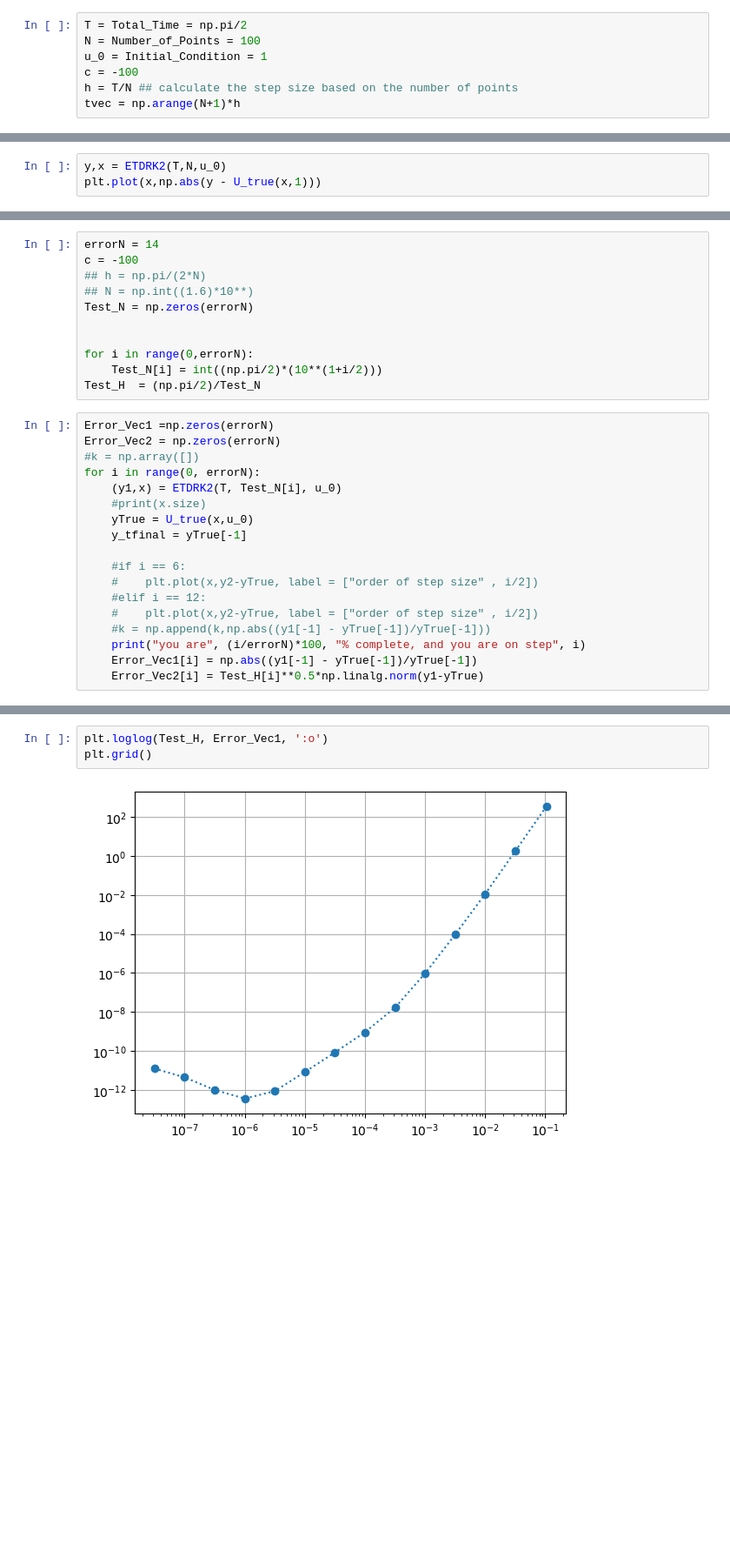
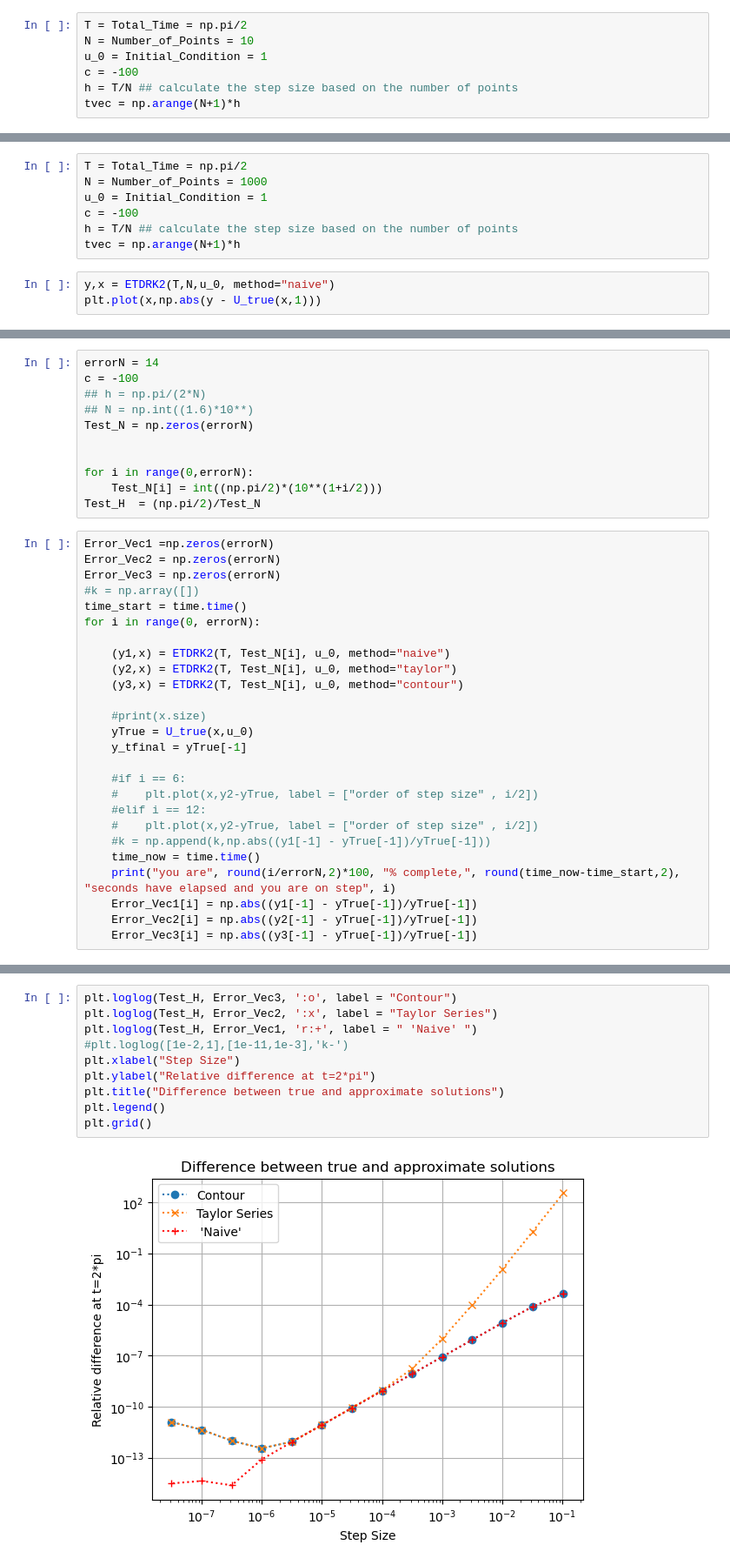
Before and after one commit to Gaffeyh/Research_Project, a Jupyter notebook: RK2_Sans_E.ipynb, the cells around one changed output, grey strips where cells are left out. Shown at 87% size. Drawn from its saved outputs; the diff is of its cells as text; blank space fills up the shorter version.

```diff
--- a/RK2_Sans_E.ipynb
+++ b/RK2_Sans_E.ipynb
@@ -29,7 +31,7 @@ def I_RK2(t,h,a1,b1):
     return  (part1 + part2)
 # %%
 T = Total_Time = np.pi/2
-N = Number_of_Points = 100
+N = Number_of_Points = 10
 u_0 = Initial_Condition = 1
 c = -100
 h = T/N ## calculate the step size based on the number of points
@@ -67,5 +83,12 @@ plt.plot(x, 0.01*np.sin(x))
+# %%
+T = Total_Time = np.pi/2
+N = Number_of_Points = 1000
+u_0 = Initial_Condition = 1
+c = -100
+h = T/N ## calculate the step size based on the number of points
+tvec = np.arange(N+1)*h
 # %%
-y,x = ETDRK2(T,N,u_0)
+y,x = ETDRK2(T,N,u_0, method="naive")
 plt.plot(x,np.abs(y - U_true(x,1)))
 # %% [output]
 [<matplotlib.lines.Line2D at 0x...>]
@@ -84,9 +112,15 @@ Test_H  = (np.pi/2)/Test_N
 # %%
 Error_Vec1 =np.zeros(errorN)
 Error_Vec2 = np.zeros(errorN)
+Error_Vec3 = np.zeros(errorN)
 #k = np.array([])
+time_start = time.time()
 for i in range(0, errorN):
-    (y1,x) = ETDRK2(T, Test_N[i], u_0)
+
+    (y1,x) = ETDRK2(T, Test_N[i], u_0, method="naive")
+    (y2,x) = ETDRK2(T, Test_N[i], u_0, method="taylor")
+    (y3,x) = ETDRK2(T, Test_N[i], u_0, method="contour")
+
     #print(x.size)
     yTrue = U_true(x,u_0)
     y_tfinal = yTrue[-1]
@@ -96,7 +130,9 @@ for i in range(0, errorN):
     #elif i == 12:
     #    plt.plot(x,y2-yTrue, label = ["order of step size" , i/2])
     #k = np.append(k,np.abs((y1[-1] - yTrue[-1])/yTrue[-1]))
-    print("you are", (i/errorN)*100, "% complete, and you are on step", i)
+    time_now = time.time()
+    print("you are", round(i/errorN,2)*100, "% complete,", round(time_now-time_start,2), "seconds have elapsed and you are on step", i)
     Error_Vec1[i] = np.abs((y1[-1] - yTrue[-1])/yTrue[-1])
-    Error_Vec2[i] = Test_H[i]**0.5*np.linalg.norm(y1-yTrue)
+    Error_Vec2[i] = np.abs((y2[-1] - yTrue[-1])/yTrue[-1])
+    Error_Vec3[i] = np.abs((y3[-1] - yTrue[-1])/yTrue[-1])
 # %% [output]
@@ -117,5 +153,12 @@ you are 92.85714285714286 % complete, and you are on step 13
 # %%
-plt.loglog(Test_H, Error_Vec1, ':o')
+plt.loglog(Test_H, Error_Vec3, ':o', label = "Contour")
+plt.loglog(Test_H, Error_Vec2, ':x', label = "Taylor Series")
+plt.loglog(Test_H, Error_Vec1, 'r:+', label = " 'Naive' ")
+#plt.loglog([1e-2,1],[1e-11,1e-3],'k-')
+plt.xlabel("Step Size")
+plt.ylabel("Relative difference at t=2*pi")
+plt.title("Difference between true and approximate solutions")
+plt.legend()
 plt.grid()
 # %% [output]
-[figure, old version]
+[figure, new version]
```
Also changed, not shown: parts of 7 cells of this notebook, 4 other files.
